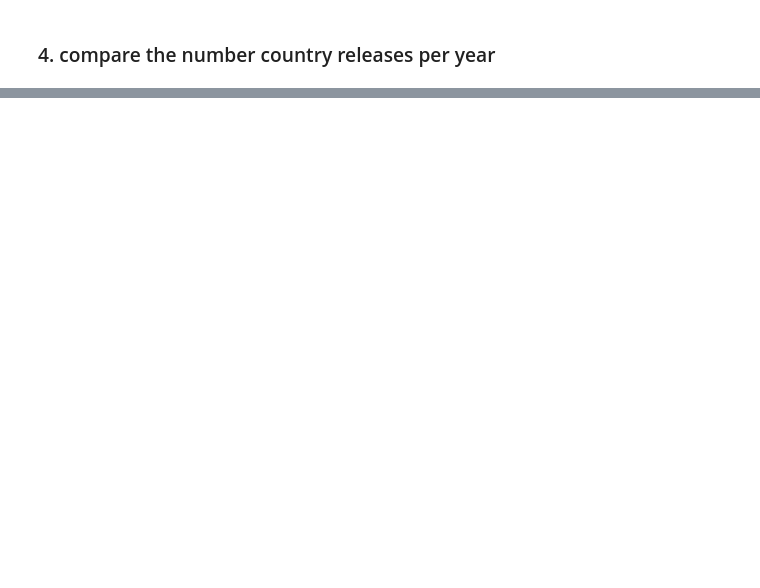
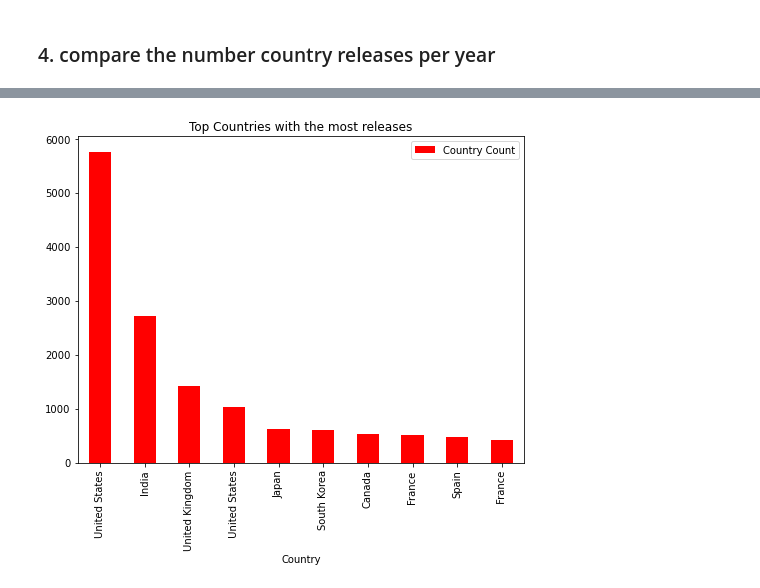
Before and after one commit to Tembspapi/Project-2_Amazon-Netflix, a Jupyter notebook: ETL-starter.ipynb, the cells around one changed output, grey strips where cells are left out. Saved outputs shown, nothing was run; the diff lists cells and outputs as text; code cells hidden in the pictures; blank space fills up the shorter version.

```diff
--- a/ETL-starter.ipynb
+++ b/ETL-starter.ipynb
@@ -862,2 +875,8 @@ plt.show()
 # %% [markdown]
 ### 4. compare the number country releases per year
+# %%
+# Netflix country releases per year
+
+# Converting string into a list of strings
+netflix_data2['country'] = netflix_data2['country'].str.split(',')
+netflix_data2
@@ -863,0 +897,4 @@ plt.show()
+# %%
+# explode rows into multiples rows
+netflix_data3 = netflix_data2.explode('country')
+netflix_data3
@@ -863,0 +915,10 @@ plt.show()
+# %%
+# Create a shrunken df and rename columns
+ncountry_df = pd.DataFrame(netflix_data3["country"].value_counts()).reset_index()
+ncountry_df = ncountry_df.rename(
+    columns = {
+        'index': 'Country',
+        'country': 'Country Count'
+    })#.set_index('Country')
+ncountry_df.info()
+ncountry_df
@@ -863,0 +1121,10 @@ plt.show()
+# %%
+ncountry_df.head(10).plot(
+    kind = 'bar',
+    color = 'red',
+    title = "Top Countries with the most releases",
+    figsize = (8, 6))
+
+# plt.savefig('./Images/netflix_countries.png', format = 'png')
+# %% [output]
+[figure, added]
```
Also changed, not shown: parts of 27 cells of this notebook, 8 other files.
